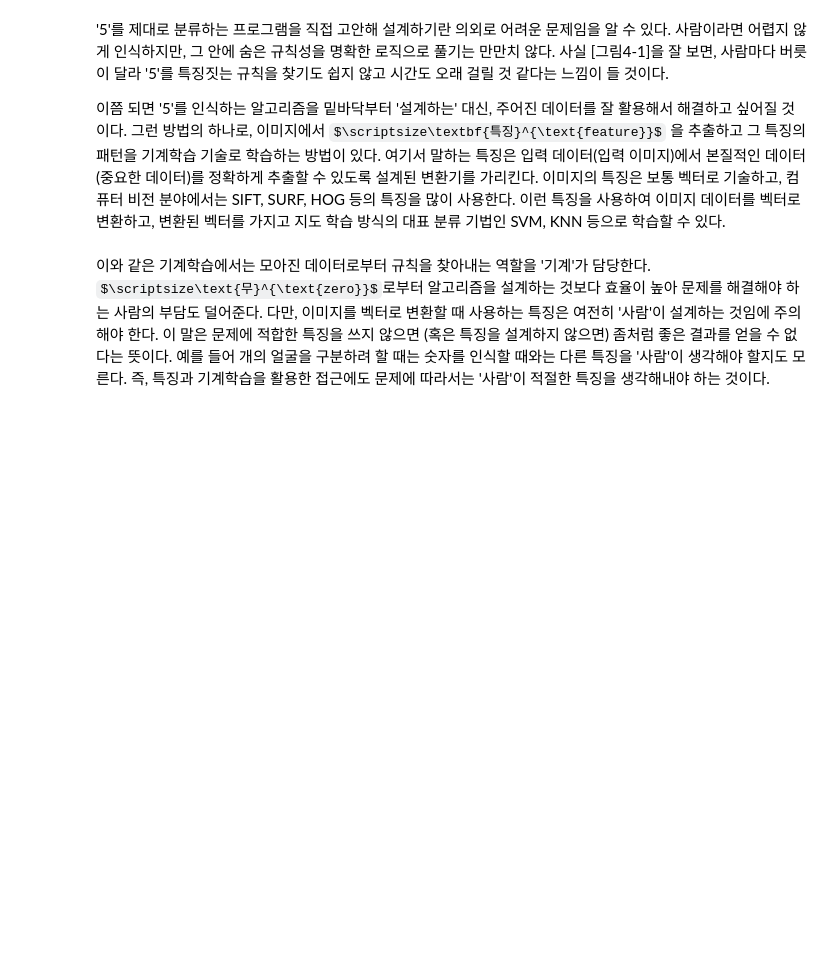
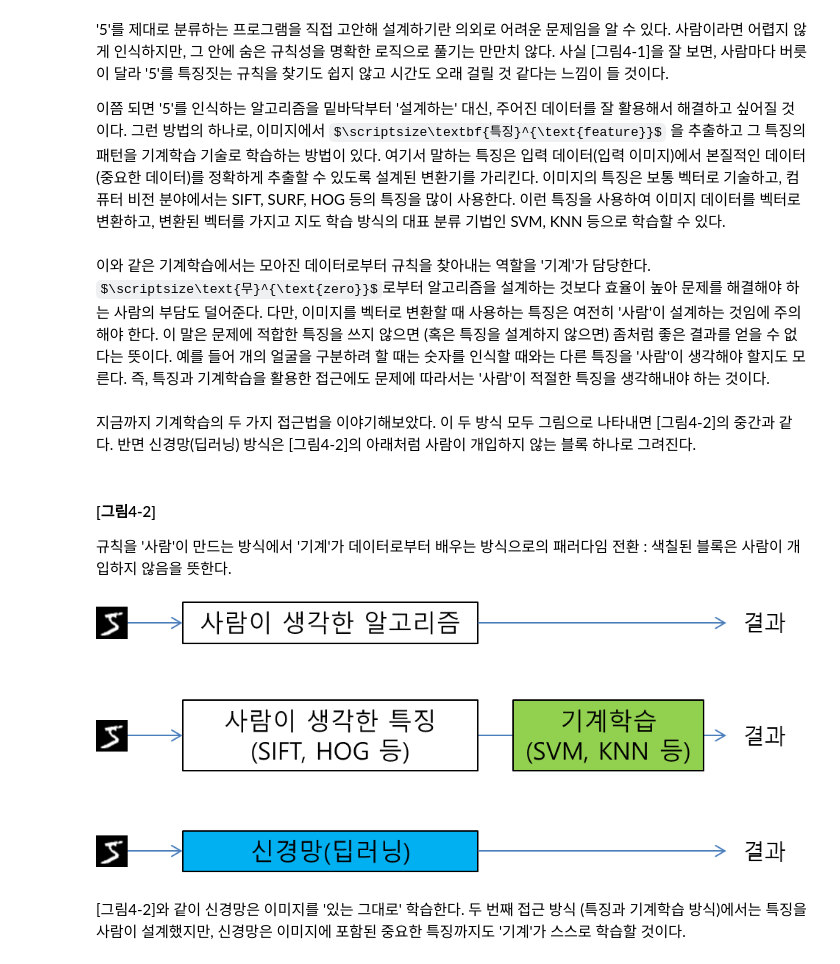
Before and after one commit to SeungChanBaek-stat/deep-learning-from-scratch, a Jupyter notebook: chapter-4/chapter-4-LearningNeuralNet.ipynb, the cells around one changed output. Drawn from its saved outputs; the diff is of its cells as text; code cells hidden in the pictures; some formulas as TeX source; blank space fills up the shorter version.

```diff
--- a/chapter-4/chapter-4-LearningNeuralNet.ipynb
+++ b/chapter-4/chapter-4-LearningNeuralNet.ipynb
@@ -17,3 +24,14 @@
 이쯤 되면 '5'를 인식하는 알고리즘을 밑바닥부터 '설계하는' 대신, 주어진 데이터를 잘 활용해서 해결하고 싶어질 것이다. 그런 방법의 하나로, 이미지에서 $\scriptsize\textbf{특징}^{\text{feature}}$ 을 추출하고 그 특징의 패턴을 기계학습 기술로 학습하는 방법이 있다. 여기서 말하는 특징은 입력 데이터(입력 이미지)에서 본질적인 데이터(중요한 데이터)를 정확하게 추출할 수 있도록 설계된 변환기를 가리킨다. 이미지의 특징은 보통 벡터로 기술하고, 컴퓨터 비전 분야에서는 SIFT, SURF, HOG 등의 특징을 많이 사용한다. 이런 특징을 사용하여 이미지 데이터를 벡터로 변환하고, 변환된 벡터를 가지고 지도 학습 방식의 대표 분류 기법인 SVM, KNN 등으로 학습할 수 있다.
 # %% [markdown]
 이와 같은 기계학습에서는 모아진 데이터로부터 규칙을 찾아내는 역할을 '기계'가 담당한다. $\scriptsize\text{무}^{\text{zero}}$로부터 알고리즘을 설계하는 것보다 효율이 높아 문제를 해결해야 하는 사람의 부담도 덜어준다. 다만, 이미지를 벡터로 변환할 때 사용하는 특징은 여전히 '사람'이 설계하는 것임에 주의해야 한다. 이 말은 문제에 적합한 특징을 쓰지 않으면 (혹은 특징을 설계하지 않으면) 좀처럼 좋은 결과를 얻을 수 없다는 뜻이다. 예를 들어 개의 얼굴을 구분하려 할 때는 숫자를 인식할 때와는 다른 특징을 '사람'이 생각해야 할지도 모른다. 즉, 특징과 기계학습을 활용한 접근에도 문제에 따라서는 '사람'이 적절한 특징을 생각해내야 하는 것이다.
+# %% [markdown]
+지금까지 기계학습의 두 가지 접근법을 이야기해보았다. 이 두 방식 모두 그림으로 나타내면 [그림4-2]의 중간과 같다. 반면 신경망(딥러닝) 방식은 [그림4-2]의 아래처럼 사람이 개입하지 않는 블록 하나로 그려진다.
+# %% [markdown]
+#### [그림4-2]
+규칙을 '사람'이 만드는 방식에서 '기계'가 데이터로부터 배우는 방식으로의 패러다임 전환 : 색칠된 블록은 사람이 개입하지 않음을 뜻한다.
+# %%
+Image.open('C:\\Users\\SAMSUNG\\Downloads\\deep-learning-from-scratch-series\\Part-1\\chapter-4\\images\\fig 4-2.png')
+# %% [output]
+[figure, added]
+# %% [markdown]
+[그림4-2]와 같이 신경망은 이미지를 '있는 그대로' 학습한다. 두 번째 접근 방식 (특징과 기계학습 방식)에서는 특징을 사람이 설계했지만, 신경망은 이미지에 포함된 중요한 특징까지도 '기계'가 스스로 학습할 것이다.
```
Also changed, not shown: parts of 162 cells of this notebook, 48 other files.
